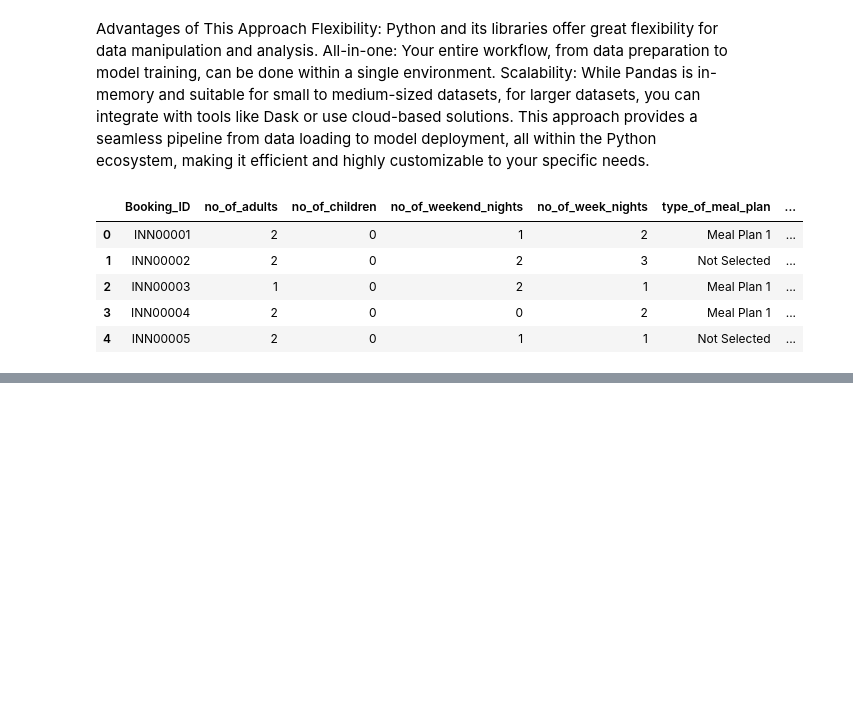
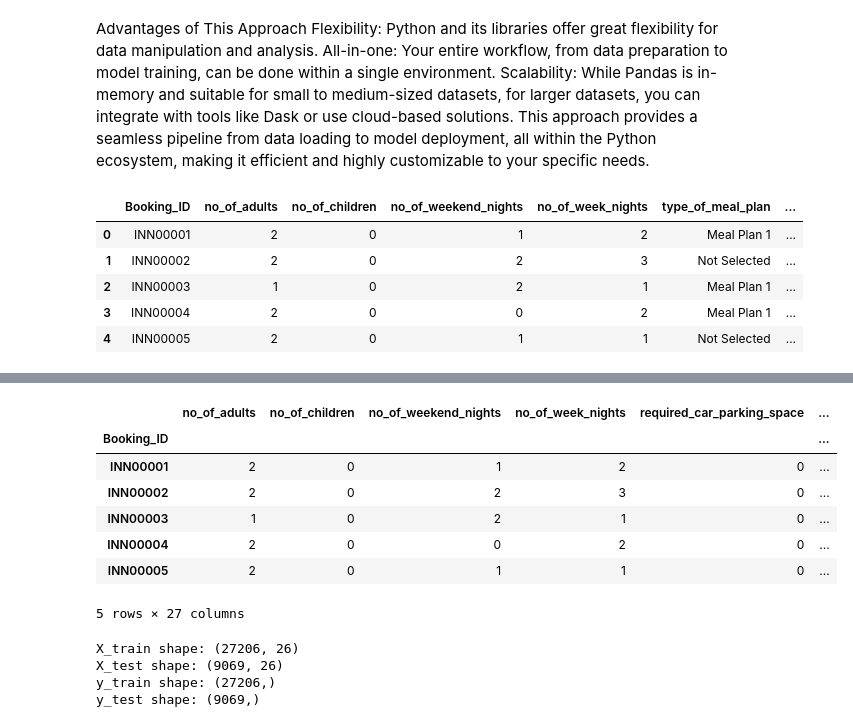
Before and after one commit to tomwildun/Project4, a Jupyter notebook: Untitled.ipynb, the cells around one changed output, grey strips where cells are left out. Cells and saved outputs as stored; diff of their text form; code cells hidden in the pictures; blank space fills up the shorter version.

```diff
--- a/Untitled.ipynb
+++ b/Untitled.ipynb
@@ -46,4 +62,7 @@ Py4JJavaError: An error occurred while calling o25.addFile.
 # %%
+pd_df = df.toPandas()
+
 # Data Cleaning
-meal_plan_dummies = pd.get_dummies(df["type_of_meal_plan"])
+meal_plan_dummies = pd.get_dummies(pd_df["type_of_meal_plan"])
+meal_plan_dummies.head()
 # %% [output]
@@ -56,0 +75,3 @@ X_train, X_test, y_train, y_test = train_test_split(df.drop('target_column', axi
+# %%
+room_type_dummies = pd.get_dummies(pd_df["room_type_reserved"])
+room_type_dummies.head()
@@ -56,0 +85,4 @@ X_train, X_test, y_train, y_test = train_test_split(df.drop('target_column', axi
+# %%
+cleaned_df = pd.concat([pd_df, meal_plan_dummies, room_type_dummies], axis=1)
+cleaned_df = cleaned_df.drop(columns=["type_of_meal_plan", "room_type_reserved"])
+cleaned_df.head()
@@ -56,0 +97,19 @@ X_train, X_test, y_train, y_test = train_test_split(df.drop('target_column', axi
+# %%
+# Replace string values with boolean values to make data easier to use
+def encode_market(market):
+    if market == "Online":
+        return 1
+    else:
+        return 0
+# Call the encode_market function on the market column
+cleaned_df["market_segment_type"] = cleaned_df["market_segment_type"].apply(encode_market)
+cleaned_df.head()
+
+def encode_cancel(cancel):
+    if cancel == "Canceled":
+        return 1
+    else:
+        return 0
+# Call the encode_cancel function on the cancel column
+cleaned_df["booking_status"] = cleaned_df["booking_status"].apply(encode_cancel)
+cleaned_df.head()
@@ -56,0 +124,13 @@ X_train, X_test, y_train, y_test = train_test_split(df.drop('target_column', axi
+# %%
+# Set index of cleaned_df
+cleaned_df.set_index("Booking_ID", inplace=True)
+cleaned_df.head()
+# %% [output]
+|  | no_of_adults | no_of_children | no_of_weekend_nights | no_of_week_nights | required_car_parking_space | ... |
+| Booking_ID |  |  |  |  |  | ... |
+| INN00001 | 2 | 0 | 1 | 2 | 0 | ... |
+| INN00002 | 2 | 0 | 2 | 3 | 0 | ... |
+| INN00003 | 1 | 0 | 2 | 1 | 0 | ... |
+| INN00004 | 2 | 0 | 0 | 2 | 0 | ... |
+| INN00005 | 2 | 0 | 1 | 1 | 0 | ... |
+5 rows × 27 columns
@@ -56,0 +149,11 @@ X_train, X_test, y_train, y_test = train_test_split(df.drop('target_column', axi
+# %%
+# Find shape of the data to determine best number nodes for the model
+print(f"X_train shape: {X_train.shape}")
+print(f"X_test shape: {X_test.shape}")
+print(f"y_train shape: {y_train.shape}")
+print(f"y_test shape: {y_test.shape}")
+# %% [output]
+X_train shape: (27206, 26)
+X_test shape: (9069, 26)
+y_train shape: (27206,)
+y_test shape: (9069,)
```
Also changed, not shown: parts of 15 cells of this notebook.
